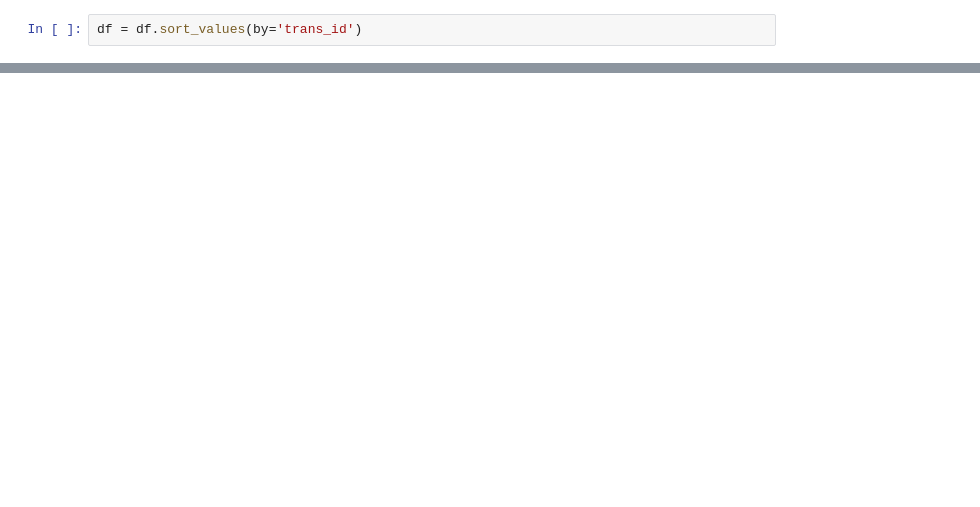
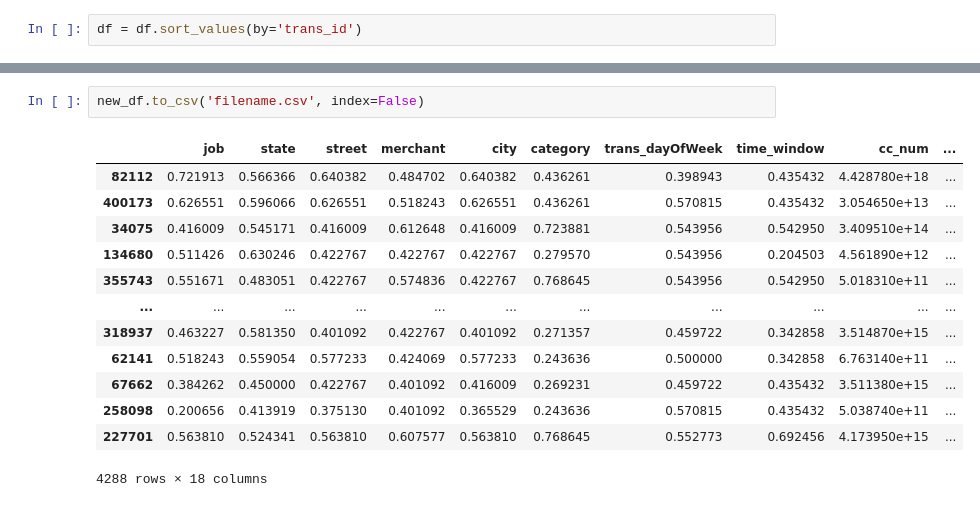
Before and after one commit to zhuoxuan3429/5243Team2_Project1, a Jupyter notebook: Project 1.ipynb, the cells around one changed output, grey strips where cells are left out. Saved outputs shown, nothing was run; the diff lists cells and outputs as text; blank space fills up the shorter version.

```diff
--- a/Project 1.ipynb
+++ b/Project 1.ipynb
@@ -618,0 +688,16 @@ plt.show()
+# %%
+new_df.to_csv('filename.csv', index=False)
+# %% [output]
+|  | job | state | street | merchant | city | category | trans_dayOfWeek | time_window | cc_num | ... |
+| 82112 | 0.721913 | 0.566366 | 0.640382 | 0.484702 | 0.640382 | 0.436261 | 0.398943 | 0.435432 | 4.428780e+18 | ... |
+| 400173 | 0.626551 | 0.596066 | 0.626551 | 0.518243 | 0.626551 | 0.436261 | 0.570815 | 0.435432 | 3.054650e+13 | ... |
+| 34075 | 0.416009 | 0.545171 | 0.416009 | 0.612648 | 0.416009 | 0.723881 | 0.543956 | 0.542950 | 3.409510e+14 | ... |
+| 134680 | 0.511426 | 0.630246 | 0.422767 | 0.422767 | 0.422767 | 0.279570 | 0.543956 | 0.204503 | 4.561890e+12 | ... |
+| 355743 | 0.551671 | 0.483051 | 0.422767 | 0.574836 | 0.422767 | 0.768645 | 0.543956 | 0.542950 | 5.018310e+11 | ... |
+| ... | ... | ... | ... | ... | ... | ... | ... | ... | ... | ... |
+| 318937 | 0.463227 | 0.581350 | 0.401092 | 0.422767 | 0.401092 | 0.271357 | 0.459722 | 0.342858 | 3.514870e+15 | ... |
+| 62141 | 0.518243 | 0.559054 | 0.577233 | 0.424069 | 0.577233 | 0.243636 | 0.500000 | 0.342858 | 6.763140e+11 | ... |
+| 67662 | 0.384262 | 0.450000 | 0.422767 | 0.401092 | 0.416009 | 0.269231 | 0.459722 | 0.435432 | 3.511380e+15 | ... |
+| 258098 | 0.200656 | 0.413919 | 0.375130 | 0.401092 | 0.365529 | 0.243636 | 0.570815 | 0.435432 | 5.038740e+11 | ... |
+| 227701 | 0.563810 | 0.524341 | 0.563810 | 0.607577 | 0.563810 | 0.768645 | 0.552773 | 0.692456 | 4.173950e+15 | ... |
+4288 rows × 18 columns
```
Also changed, not shown: parts of 38 cells of this notebook.
